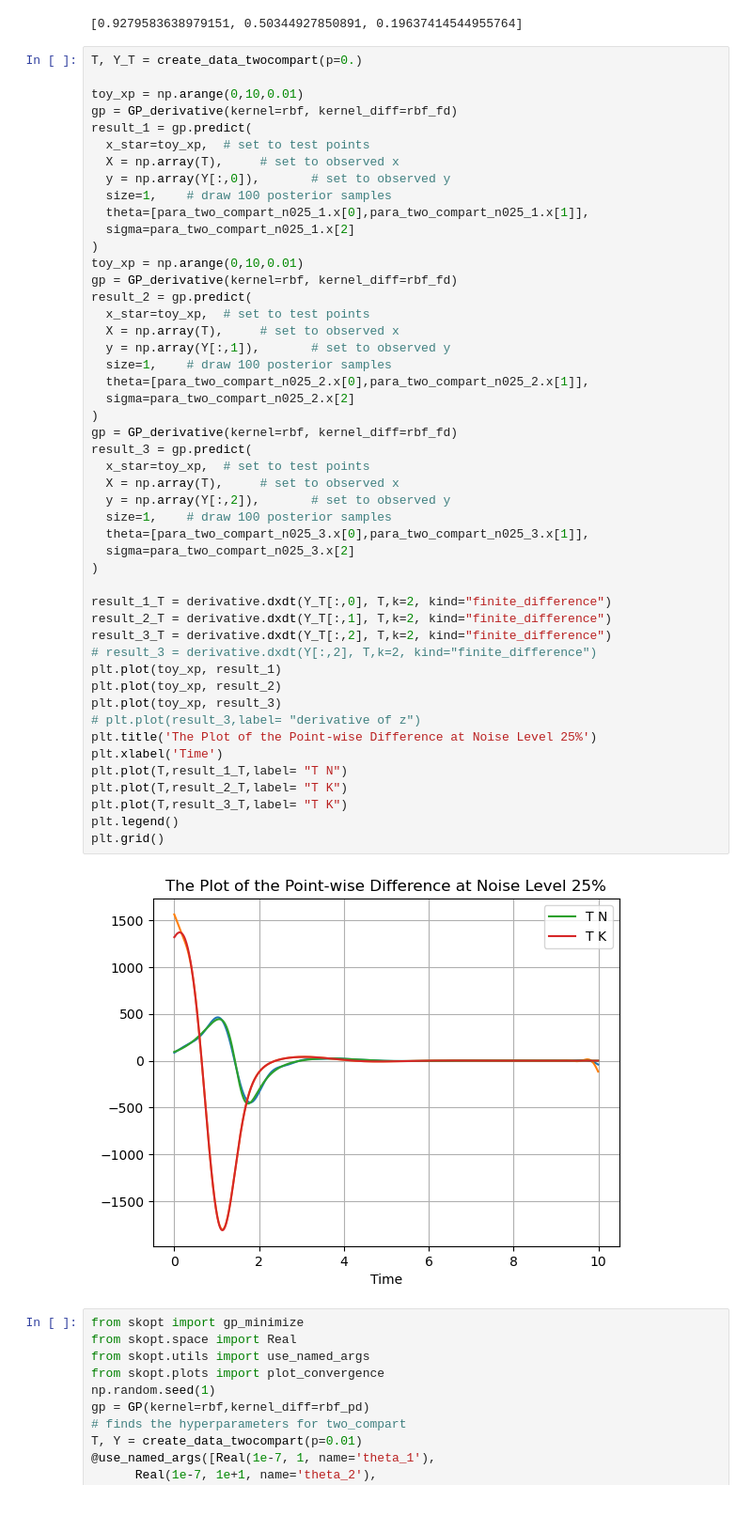
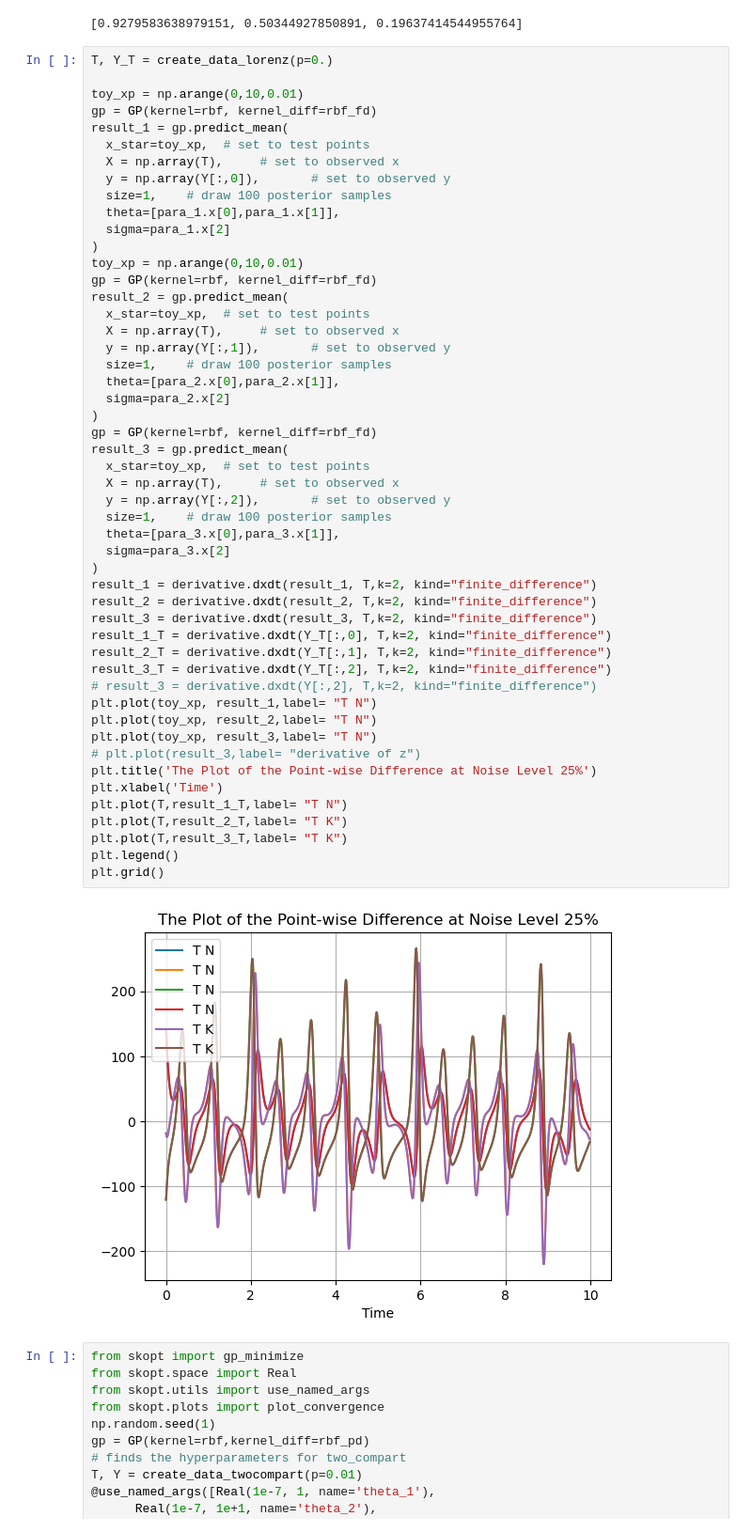
Before and after one commit to mm2319/M4R, a Jupyter notebook: test copy.ipynb, the cells around one changed output. Shown at 94% size. Cells and saved outputs as stored; diff of their text form.

```diff
--- a/test copy.ipynb
+++ b/test copy.ipynb
@@ -496,55 +501,57 @@ print(para_two_compart_n025_1.x)
 # %% [output]
 [0.9279583638979151, 0.50344927850891, 0.19637414544955764]
 # %%
-T, Y_T = create_data_twocompart(p=0.)
+T, Y_T = create_data_lorenz(p=0.)
 
 toy_xp = np.arange(0,10,0.01)
-gp = GP_derivative(kernel=rbf, kernel_diff=rbf_fd)
-result_1 = gp.predict(
+gp = GP(kernel=rbf, kernel_diff=rbf_fd)
+result_1 = gp.predict_mean(
   x_star=toy_xp,  # set to test points
   X = np.array(T),     # set to observed x
   y = np.array(Y[:,0]),       # set to observed y
   size=1,    # draw 100 posterior samples
-  theta=[para_two_compart_n025_1.x[0],para_two_compart_n025_1.x[1]],
-  sigma=para_two_compart_n025_1.x[2]
+  theta=[para_1.x[0],para_1.x[1]],
+  sigma=para_1.x[2]
 )
 toy_xp = np.arange(0,10,0.01)
-gp = GP_derivative(kernel=rbf, kernel_diff=rbf_fd)
-result_2 = gp.predict(
+gp = GP(kernel=rbf, kernel_diff=rbf_fd)
+result_2 = gp.predict_mean(
   x_star=toy_xp,  # set to test points
   X = np.array(T),     # set to observed x
   y = np.array(Y[:,1]),       # set to observed y
   size=1,    # draw 100 posterior samples
-  theta=[para_two_compart_n025_2.x[0],para_two_compart_n025_2.x[1]],
-  sigma=para_two_compart_n025_2.x[2]
+  theta=[para_2.x[0],para_2.x[1]],
+  sigma=para_2.x[2]
 )
-gp = GP_derivative(kernel=rbf, kernel_diff=rbf_fd)
-result_3 = gp.predict(
+gp = GP(kernel=rbf, kernel_diff=rbf_fd)
+result_3 = gp.predict_mean(
   x_star=toy_xp,  # set to test points
   X = np.array(T),     # set to observed x
   y = np.array(Y[:,2]),       # set to observed y
   size=1,    # draw 100 posterior samples
-  theta=[para_two_compart_n025_3.x[0],para_two_compart_n025_3.x[1]],
-  sigma=para_two_compart_n025_3.x[2]
+  theta=[para_3.x[0],para_3.x[1]],
+  sigma=para_3.x[2]
 )
-
+result_1 = derivative.dxdt(result_1, T,k=2, kind="finite_difference")
+result_2 = derivative.dxdt(result_2, T,k=2, kind="finite_difference")
+result_3 = derivative.dxdt(result_3, T,k=2, kind="finite_difference")
 result_1_T = derivative.dxdt(Y_T[:,0], T,k=2, kind="finite_difference")
 result_2_T = derivative.dxdt(Y_T[:,1], T,k=2, kind="finite_difference")
 result_3_T = derivative.dxdt(Y_T[:,2], T,k=2, kind="finite_difference")
 # result_3 = derivative.dxdt(Y[:,2], T,k=2, kind="finite_difference")
-plt.plot(toy_xp, result_1)
-plt.plot(toy_xp, result_2)
-plt.plot(toy_xp, result_3)
+plt.plot(toy_xp, result_1,label= "T N")
+plt.plot(toy_xp, result_2,label= "T N")
+plt.plot(toy_xp, result_3,label= "T N")
 # plt.plot(result_3,label= "derivative of z")
 plt.title('The Plot of the Point-wise Difference at Noise Level 25%')
 plt.xlabel('Time')
 plt.plot(T,result_1_T,label= "T N")
 plt.plot(T,result_2_T,label= "T K")
 plt.plot(T,result_3_T,label= "T K")
 plt.legend()
 plt.grid()
 # %% [output]
-[figure, old version]
+[figure, new version]
 # %%
 from skopt import gp_minimize
 from skopt.space import Real
```
Also changed, not shown: parts of 2 cells of this notebook, 15 other files.
